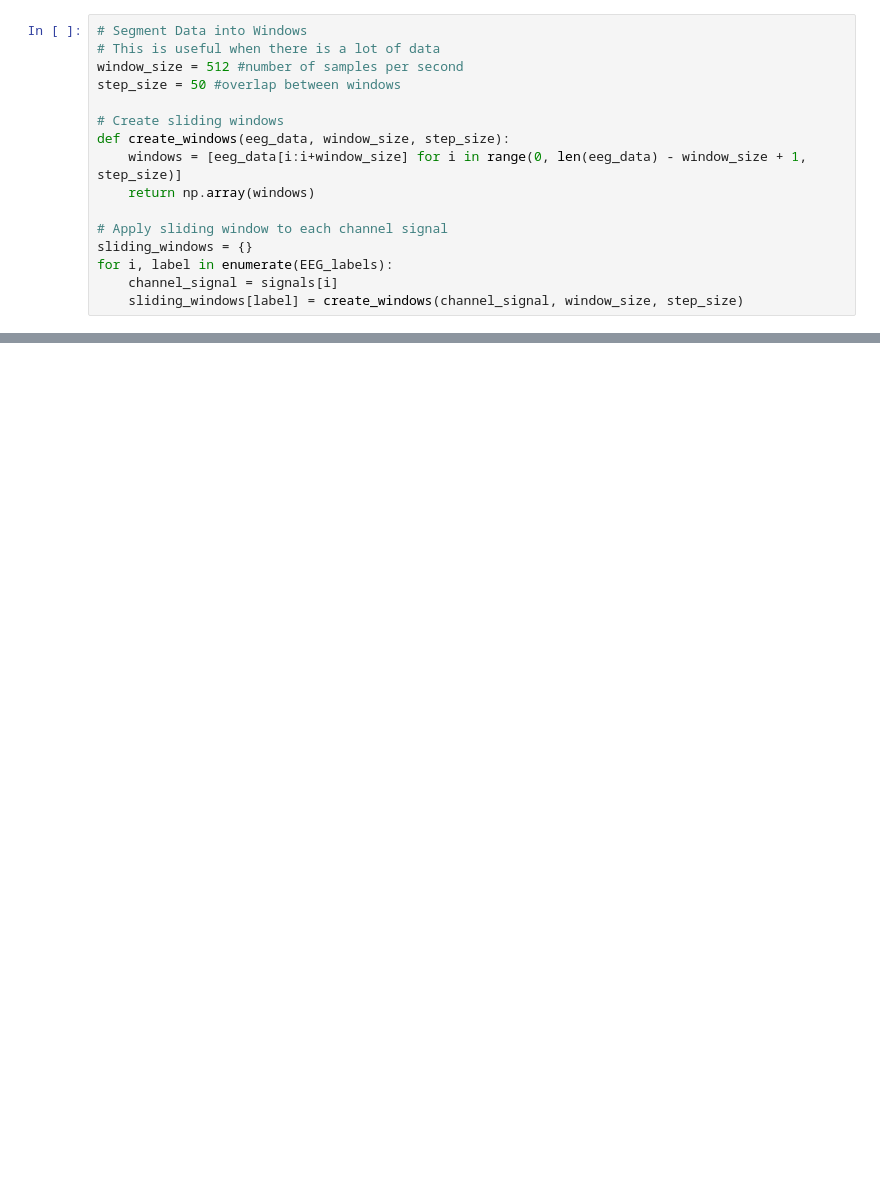
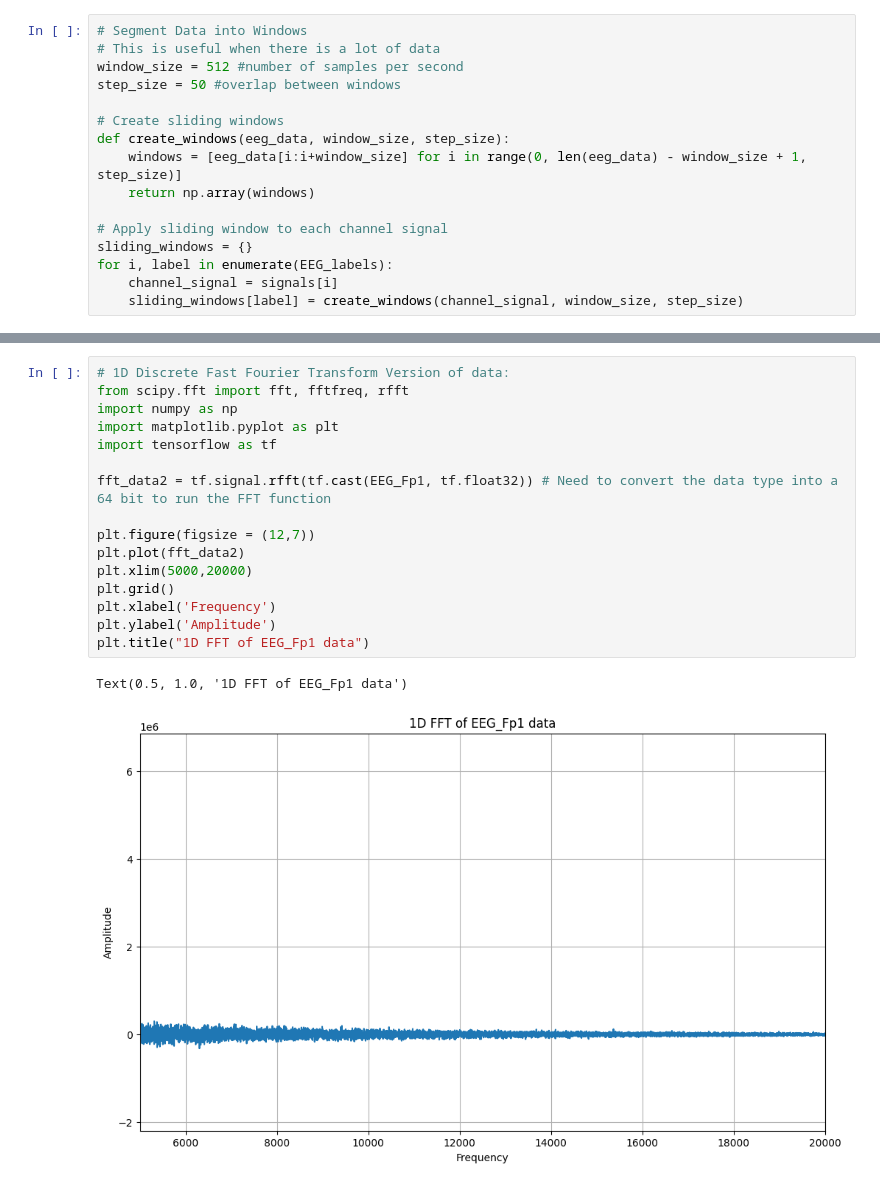
Before and after one commit to gmmanzo/Seizure-Detection, a Jupyter notebook: Seizure_Detection_Model.ipynb, the cells around one changed output, grey strips where cells are left out. Drawn from its saved outputs; the diff is of its cells as text; blank space fills up the shorter version.

```diff
--- a/Seizure_Detection_Model.ipynb
+++ b/Seizure_Detection_Model.ipynb
@@ -224,0 +297,19 @@ print(df_features.head())
+# %%
+# 1D Discrete Fast Fourier Transform Version of data:
+from scipy.fft import fft, fftfreq, rfft
+import numpy as np
+import matplotlib.pyplot as plt
+import tensorflow as tf
+
+fft_data2 = tf.signal.rfft(tf.cast(EEG_Fp1, tf.float32)) # Need to convert the data type into a 64 bit to run the FFT function
+
+plt.figure(figsize = (12,7))
+plt.plot(fft_data2)
+plt.xlim(5000,20000)
+plt.grid()
+plt.xlabel('Frequency')
+plt.ylabel('Amplitude')
+plt.title("1D FFT of EEG_Fp1 data")
+# %% [output]
+Text(0.5, 1.0, '1D FFT of EEG_Fp1 data')
+[figure, added]
```
Also changed, not shown: parts of 14 cells of this notebook.
